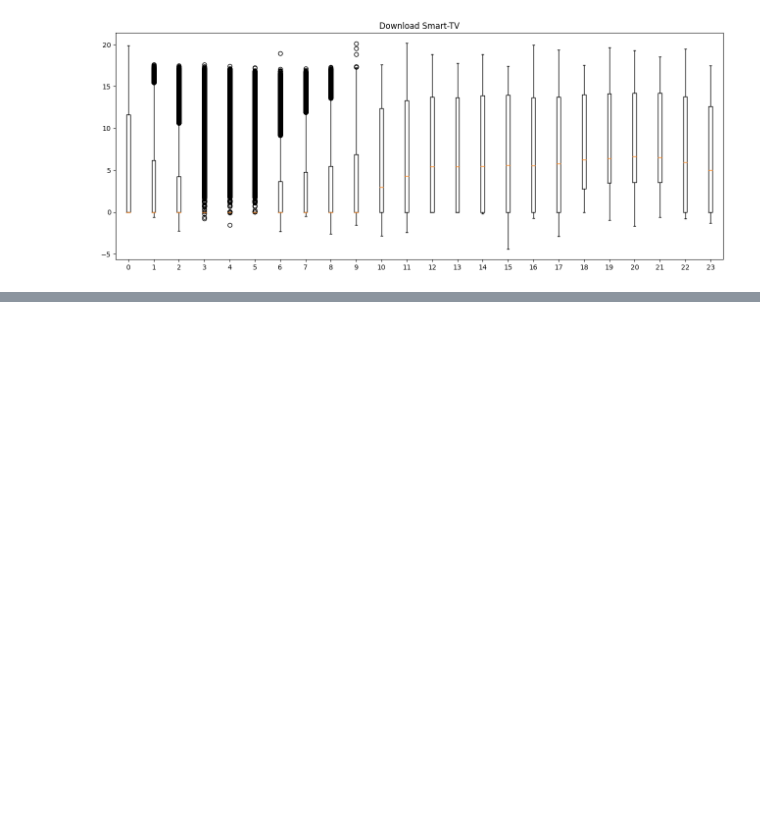
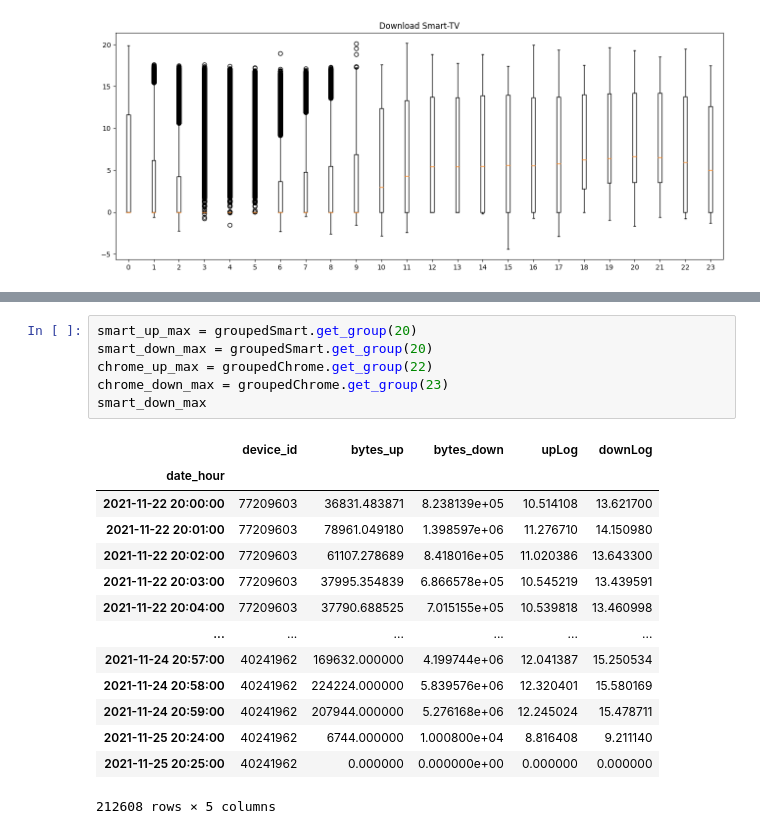
Before and after one commit to VieiraEnzo/TrabProbest, a Jupyter notebook: main.ipynb, the cells around one changed output, grey strips where cells are left out. Cells and saved outputs as stored; diff of their text form; blank space fills up the shorter version.

```diff
--- a/main.ipynb
+++ b/main.ipynb
@@ -547,0 +571,21 @@ AttributeError: 'SeriesGroupBy' object has no attribute 'boxplot'
+# %%
+smart_up_max = groupedSmart.get_group(20)
+smart_down_max = groupedSmart.get_group(20)
+chrome_up_max = groupedChrome.get_group(22)
+chrome_down_max = groupedChrome.get_group(23)
+smart_down_max
+# %% [output]
+|  | device_id | bytes_up | bytes_down | upLog | downLog |
+| date_hour |  |  |  |  |  |
+| 2021-11-22 20:00:00 | 77209603 | 36831.483871 | 8.238139e+05 | 10.514108 | 13.621700 |
+| 2021-11-22 20:01:00 | 77209603 | 78961.049180 | 1.398597e+06 | 11.276710 | 14.150980 |
+| 2021-11-22 20:02:00 | 77209603 | 61107.278689 | 8.418016e+05 | 11.020386 | 13.643300 |
+| 2021-11-22 20:03:00 | 77209603 | 37995.354839 | 6.866578e+05 | 10.545219 | 13.439591 |
+| 2021-11-22 20:04:00 | 77209603 | 37790.688525 | 7.015155e+05 | 10.539818 | 13.460998 |
+| ... | ... | ... | ... | ... | ... |
+| 2021-11-24 20:57:00 | 40241962 | 169632.000000 | 4.199744e+06 | 12.041387 | 15.250534 |
+| 2021-11-24 20:58:00 | 40241962 | 224224.000000 | 5.839576e+06 | 12.320401 | 15.580169 |
+| 2021-11-24 20:59:00 | 40241962 | 207944.000000 | 5.276168e+06 | 12.245024 | 15.478711 |
+| 2021-11-25 20:24:00 | 40241962 | 6744.000000 | 1.000800e+04 | 8.816408 | 9.211140 |
+| 2021-11-25 20:25:00 | 40241962 | 0.000000 | 0.000000e+00 | 0.000000 | 0.000000 |
+212608 rows × 5 columns
```
Also changed, not shown: parts of 7 cells of this notebook.
